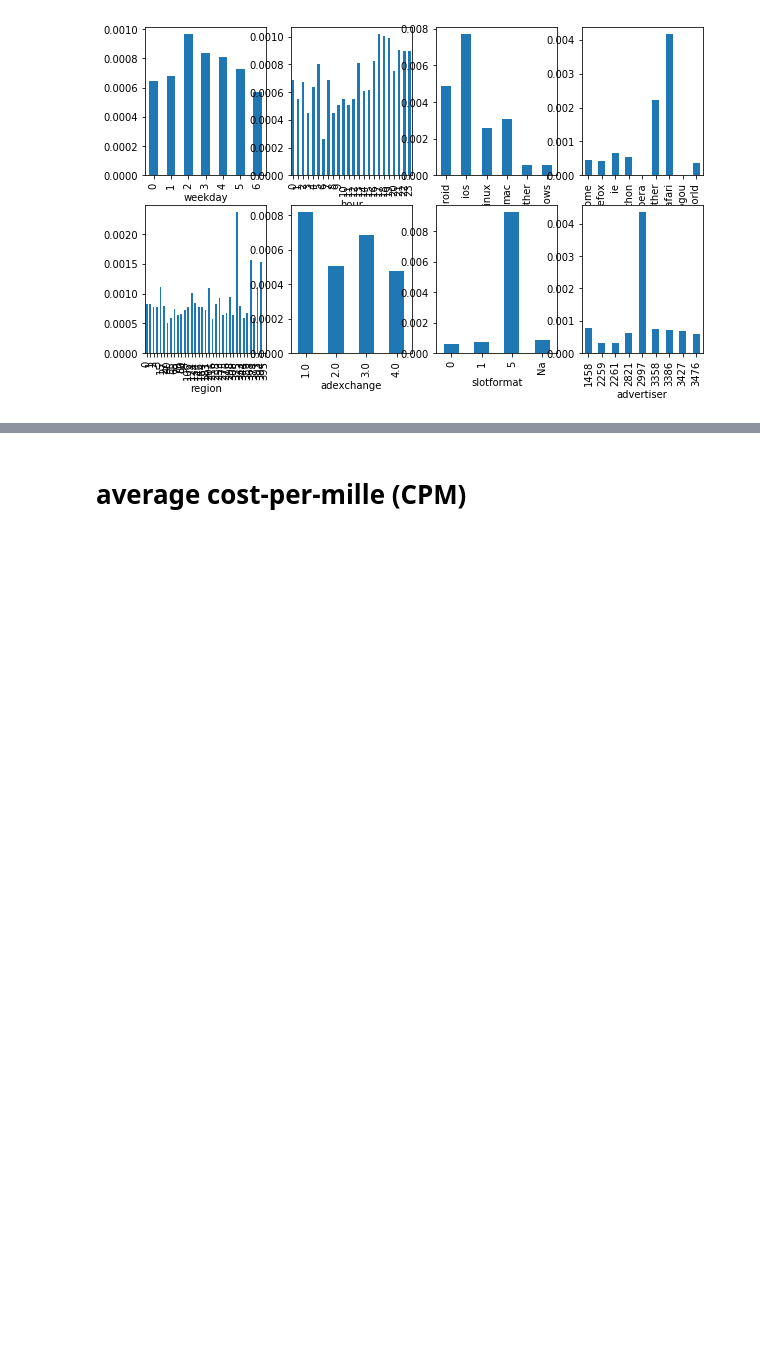
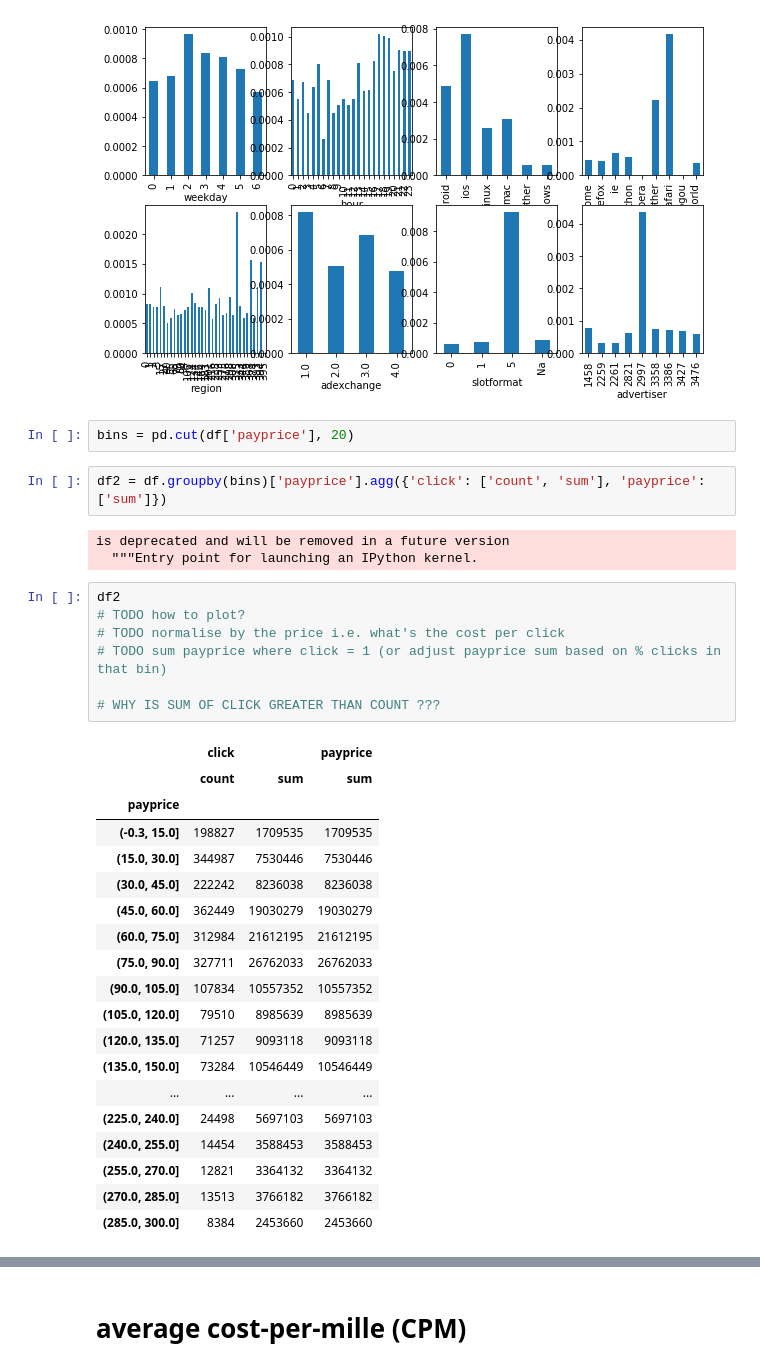
Before and after one commit to envkso/maai_cw1, a Jupyter notebook: code/maai_cw1_pt1_data_exploration.ipynb, the cells around one changed output, grey strips where cells are left out. Saved outputs shown, nothing was run; the diff lists cells and outputs as text; blank space fills up the shorter version.

```diff
--- a/code/maai_cw1_pt1_data_exploration.ipynb
+++ b/code/maai_cw1_pt1_data_exploration.ipynb
@@ -131,3 +131,37 @@ df.groupby('advertiser')['click'].apply(lambda x: x.sum() / x.count()).plot(kind
 if OUTPUT_DATA: plt.savefig(os.path.join(outputFolderPath, 'CTR_multi.png'));
 # %% [output]
 [figure]
+# %%
+bins = pd.cut(df['payprice'], 20)
+# %%
+df2 = df.groupby(bins)['payprice'].agg({'click': ['count', 'sum'], 'payprice': ['sum']})
+# %% [output]
+is deprecated and will be removed in a future version
+  """Entry point for launching an IPython kernel.
+# %%
+df2
+# TODO how to plot?
+# TODO normalise by the price i.e. what's the cost per click
+# TODO sum payprice where click = 1 (or adjust payprice sum based on % clicks in that bin)
+
+# WHY IS SUM OF CLICK GREATER THAN COUNT ???
+# %% [output]
+|  | click |  | payprice |
+|  | count | sum | sum |
+| payprice |  |  |  |
+| (-0.3, 15.0] | 198827 | 1709535 | 1709535 |
+| (15.0, 30.0] | 344987 | 7530446 | 7530446 |
+| (30.0, 45.0] | 222242 | 8236038 | 8236038 |
+| (45.0, 60.0] | 362449 | 19030279 | 19030279 |
+| (60.0, 75.0] | 312984 | 21612195 | 21612195 |
+| (75.0, 90.0] | 327711 | 26762033 | 26762033 |
+| (90.0, 105.0] | 107834 | 10557352 | 10557352 |
+| (105.0, 120.0] | 79510 | 8985639 | 8985639 |
+| (120.0, 135.0] | 71257 | 9093118 | 9093118 |
+| (135.0, 150.0] | 73284 | 10546449 | 10546449 |
+| ... | ... | ... | ... |
+| (225.0, 240.0] | 24498 | 5697103 | 5697103 |
+| (240.0, 255.0] | 14454 | 3588453 | 3588453 |
+| (255.0, 270.0] | 12821 | 3364132 | 3364132 |
+| (270.0, 285.0] | 13513 | 3766182 | 3766182 |
+| (285.0, 300.0] | 8384 | 2453660 | 2453660 |
```
Also changed, not shown: parts of 4 cells of this notebook, 4 other files.
